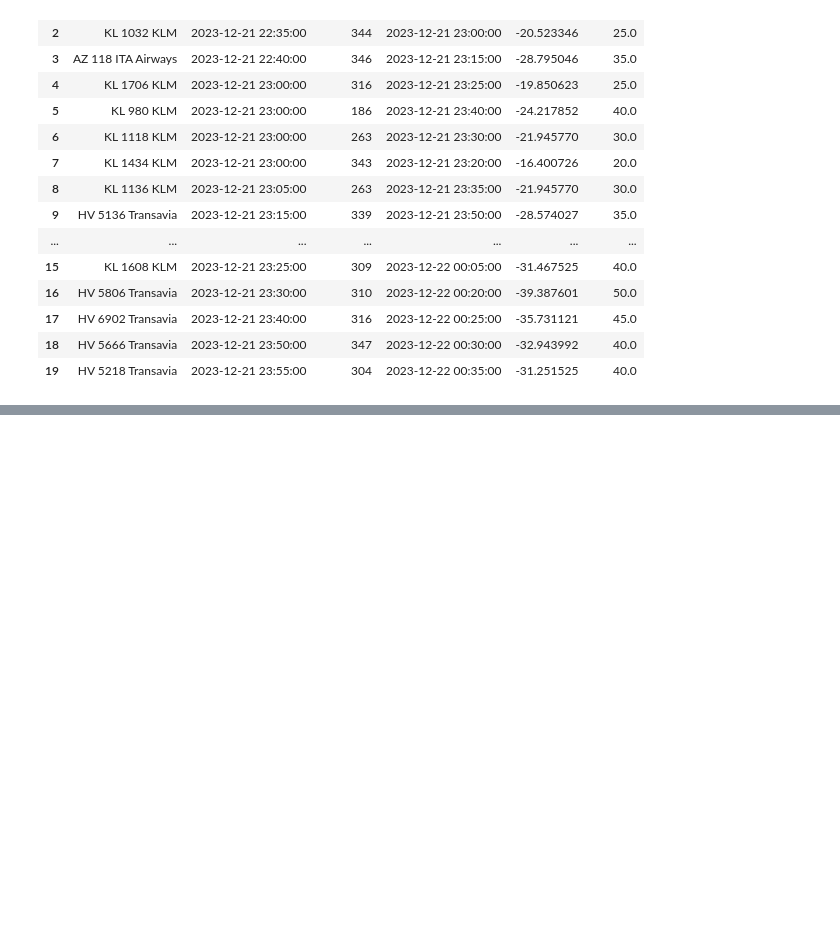
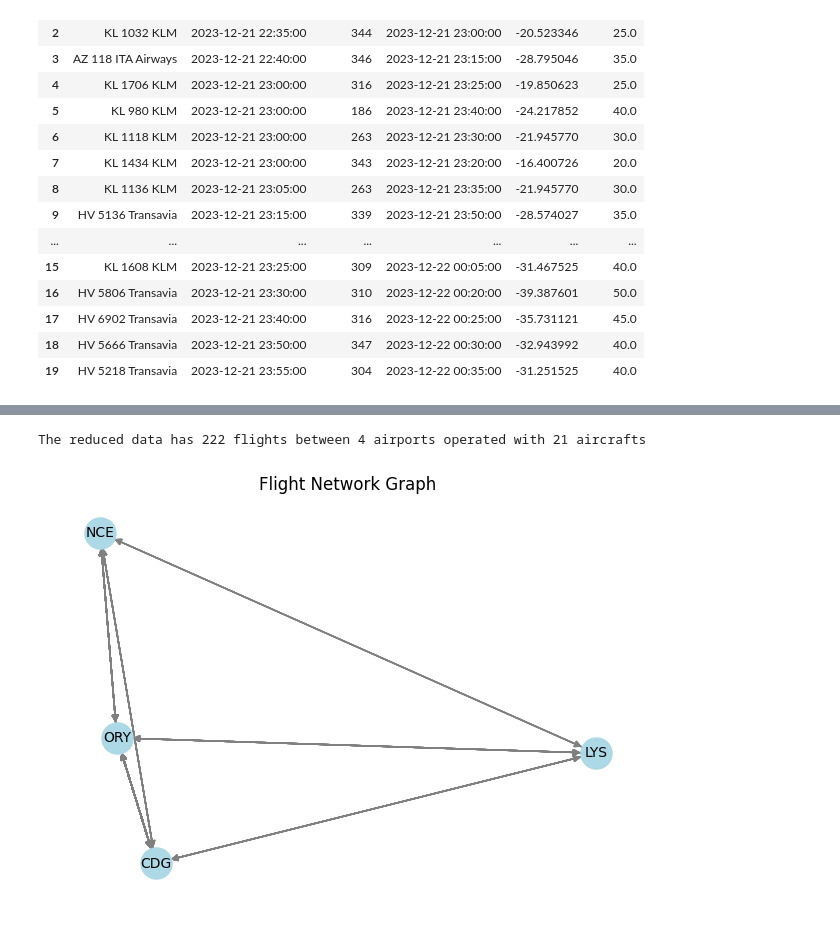
Before and after one commit to cwtravisyip/LSE_ST449_2324_GroupProject, a Jupyter notebook: GroupI.ipynb, the cells around one changed output, grey strips where cells are left out. Cells and saved outputs as stored; diff of their text form; code cells hidden in the pictures; blank space fills up the shorter version.

```diff
--- a/GroupI.ipynb
+++ b/GroupI.ipynb
@@ -1247,0 +1588,41 @@ In summary, the CSP model is capable to handle large state spaces quickly. While
+# %%
+from IPython.display import Image, display
+import networkx as nx
+from networkx.drawing.nx_agraph import graphviz_layout
+from networkx.drawing.nx_agraph import to_agraph
+
+arcs = list(df_current_plan[['ori','des']].itertuples(index=False, name=None)) # store the origin-destination pairs of all the flights
+
+n_airports = 4 # specify how many airports to pick
+
+G = nx.MultiDiGraph() # create an empty directed graph
+G.add_edges_from(arcs) # add the origin-destination pairs to the graph as directed edges
+
+top_airports = [i for (i,j) in sorted(G.degree, key=lambda x: x[1], reverse=True)[:n_airports]] # pre-select top airports by their degree
+
+G = G.subgraph(top_airports) # reduce the graph to just the top few airports
+
+# reduce the current plan dataframe to just the top few airports
+df_current_plan = df_current_plan[df_current_plan['ori'].isin(top_airports)]
+df_current_plan = df_current_plan[df_current_plan['des'].isin(top_airports)]
+
+# # visualize the network
+# A_graph = to_agraph(G)
+# A_graph.layout('dot')
+# display(A_graph)
+
+
+flights = df_current_plan['flight'].unique()
+aircrafts = df_current_plan['aircraft'].unique()
+airports = set(df_current_plan['ori'].unique()+df_current_plan['des'].unique())
+
+print("The reduced data has",len(flights),"flights between",len(airports),"airports operated with",len(aircrafts),"aircrafts")
+# %% [output]
+The reduced data has 222 flights between 4 airports operated with 21 aircrafts
+# %%
+plt.figure(figsize=(6, 4))
+nx.draw(G, with_labels=True, node_color='lightblue', edge_color='gray', node_size=500, font_size=10)
+plt.title("Flight Network Graph")
+plt.show()
+# %% [output]
+[figure, added]
```
Also changed, not shown: parts of 53 cells of this notebook.
